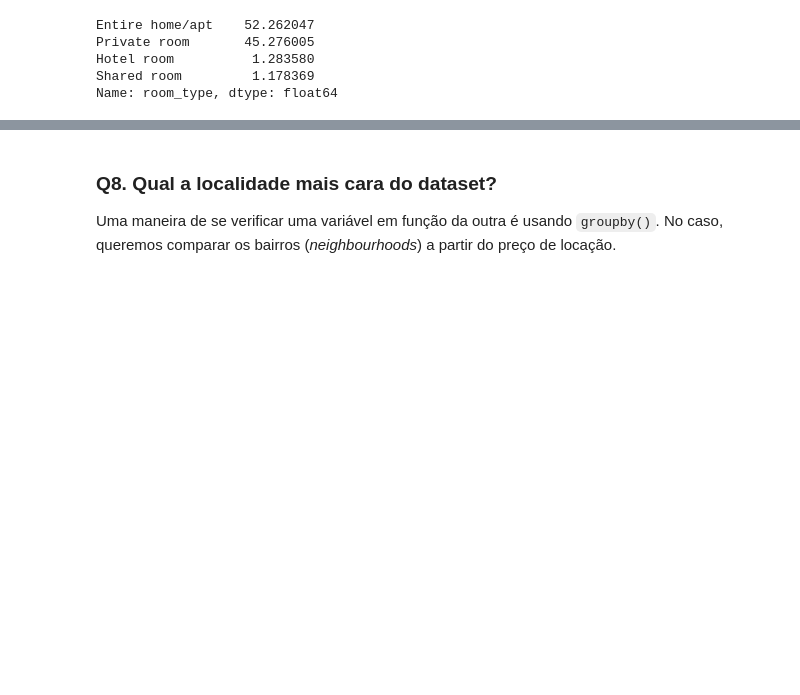
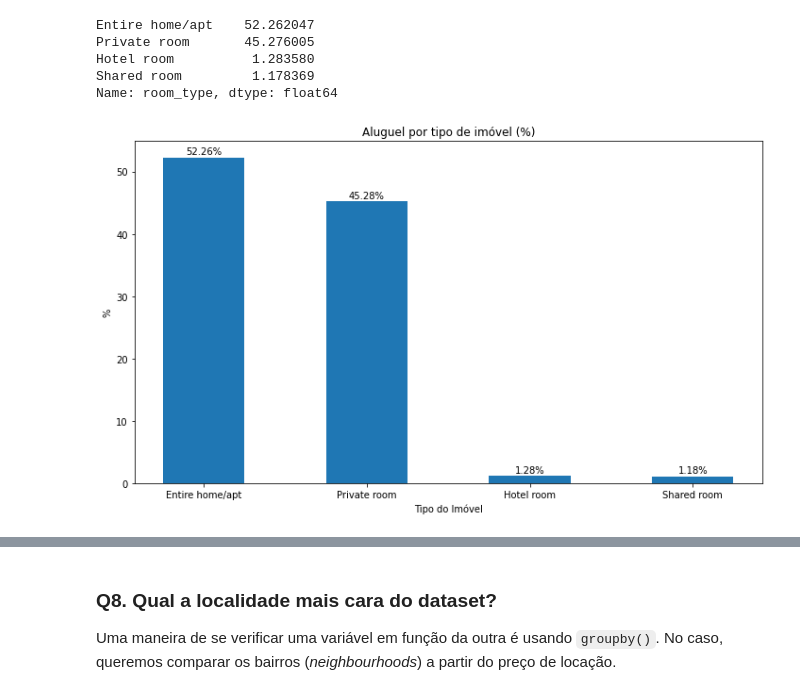
Before and after one commit to alex-trindade/DataScience, a Jupyter notebook: Analisando_os_Dados_do_Airbnb_Barcelona.ipynb, the cells around one changed output, grey strips where cells are left out. Saved outputs shown, nothing was run; the diff lists cells and outputs as text; code cells hidden in the pictures; blank space fills up the shorter version.

```diff
--- a/Analisando_os_Dados_do_Airbnb_Barcelona.ipynb
+++ b/Analisando_os_Dados_do_Airbnb_Barcelona.ipynb
@@ -275,3 +303,28 @@ Private room       45.276005
 Hotel room          1.283580
 Shared room         1.178369
 Name: room_type, dtype: float64
+# %%
+def autolabel(values):
+  for i in values:
+    h = i.get_height()
+    ax.annotate(f'{h:.2f}%',
+                xy=(i.get_x()+i.get_width()/2 ,h),
+                xytext=(0,3),
+                ha='center',
+                textcoords = 'offset points')
+# %%
+tipo_acomodacao = (df_clean.room_type.value_counts()/df_clean.shape[0]*100).sort_values(ascending=False)
+df_acomodacao = pd.DataFrame([tipo_acomodacao.keys(),tipo_acomodacao.values]).transpose()
+df_acomodacao.columns=['Room_type','Percent']
+
+fig, ax = plt.subplots(figsize=(10,6))
+tipo_acomodacao = ax.bar(df_acomodacao['Room_type'],df_acomodacao['Percent'],0.5, label = 'Percent')
+
+
+ax.set_title("Aluguel por tipo de imóvel (%)")
+ax.set_xlabel("Tipo do Imóvel")
+ax.set_ylabel("%")
+autolabel(tipo_acomodacao)
+plt.tight_layout()
+# %% [output]
+[figure, added]
```
Also changed, not shown: parts of 8 cells of this notebook.
